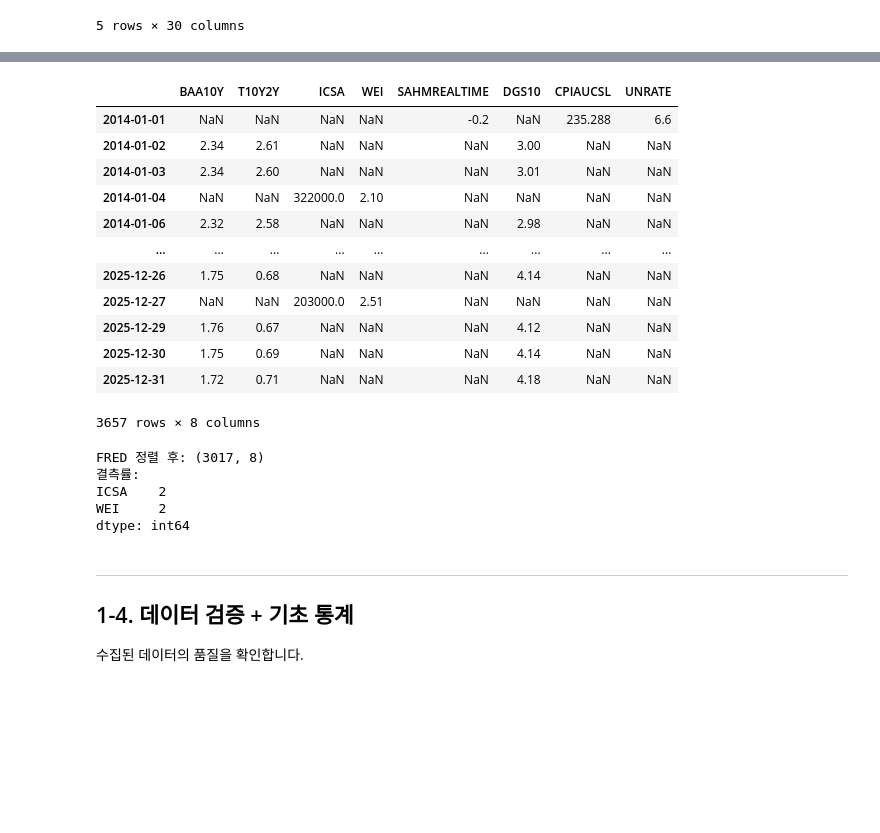
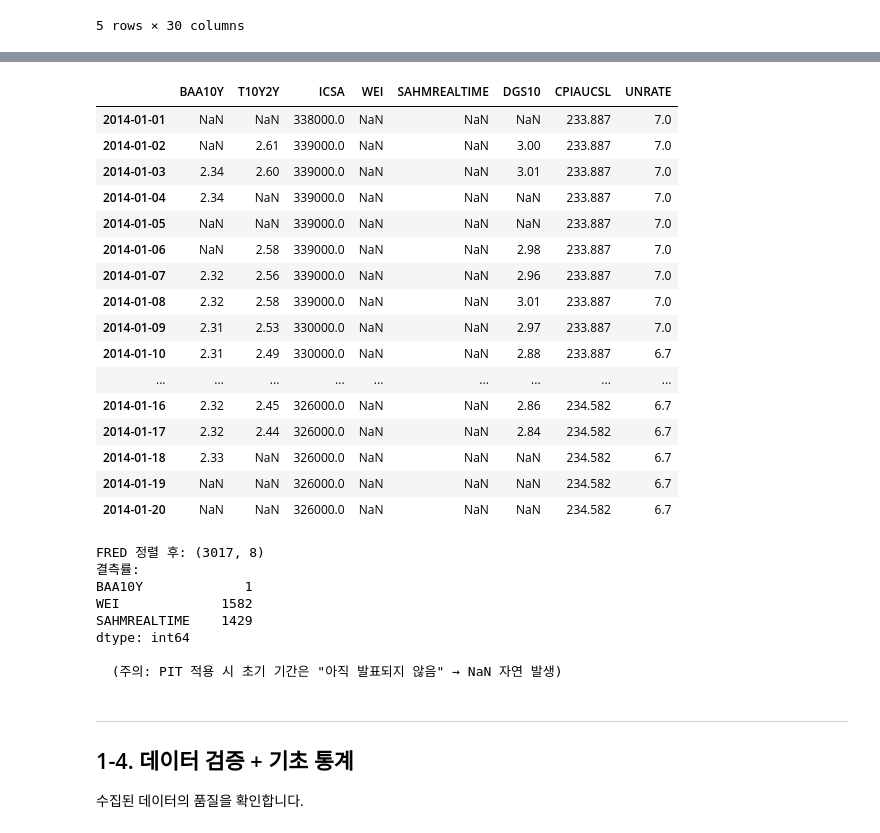
Before and after one commit to sybeom528/finance_project, a Jupyter notebook: 김재천/Guide/Step1_Data_Collection.ipynb, the cells around one changed output, grey strips where cells are left out. Drawn from its saved outputs; the diff is of its cells as text; code cells hidden in the pictures; blank space fills up the shorter version.

```diff
--- a/김재천/Guide/Step1_Data_Collection.ipynb
+++ b/김재천/Guide/Step1_Data_Collection.ipynb
@@ -541,19 +668,23 @@ FRED 원시: (3657, 8)
 # %%
-df_fred_raw
+df_fred_raw.head(20)
 # %% [output]
 |  | BAA10Y | T10Y2Y | ICSA | WEI | SAHMREALTIME | DGS10 | CPIAUCSL | UNRATE |
-| 2014-01-01 | NaN | NaN | NaN | NaN | -0.2 | NaN | 235.288 | 6.6 |
-| 2014-01-02 | 2.34 | 2.61 | NaN | NaN | NaN | 3.00 | NaN | NaN |
-| 2014-01-03 | 2.34 | 2.60 | NaN | NaN | NaN | 3.01 | NaN | NaN |
-| 2014-01-04 | NaN | NaN | 322000.0 | 2.10 | NaN | NaN | NaN | NaN |
-| 2014-01-06 | 2.32 | 2.58 | NaN | NaN | NaN | 2.98 | NaN | NaN |
+| 2014-01-01 | NaN | NaN | 338000.0 | NaN | NaN | NaN | 233.887 | 7.0 |
+| 2014-01-02 | NaN | 2.61 | 339000.0 | NaN | NaN | 3.00 | 233.887 | 7.0 |
+| 2014-01-03 | 2.34 | 2.60 | 339000.0 | NaN | NaN | 3.01 | 233.887 | 7.0 |
+| 2014-01-04 | 2.34 | NaN | 339000.0 | NaN | NaN | NaN | 233.887 | 7.0 |
+| 2014-01-05 | NaN | NaN | 339000.0 | NaN | NaN | NaN | 233.887 | 7.0 |
+| 2014-01-06 | NaN | 2.58 | 339000.0 | NaN | NaN | 2.98 | 233.887 | 7.0 |
+| 2014-01-07 | 2.32 | 2.56 | 339000.0 | NaN | NaN | 2.96 | 233.887 | 7.0 |
+| 2014-01-08 | 2.32 | 2.58 | 339000.0 | NaN | NaN | 3.01 | 233.887 | 7.0 |
+| 2014-01-09 | 2.31 | 2.53 | 330000.0 | NaN | NaN | 2.97 | 233.887 | 7.0 |
+| 2014-01-10 | 2.31 | 2.49 | 330000.0 | NaN | NaN | 2.88 | 233.887 | 6.7 |
 | ... | ... | ... | ... | ... | ... | ... | ... | ... |
-| 2025-12-26 | 1.75 | 0.68 | NaN | NaN | NaN | 4.14 | NaN | NaN |
-| 2025-12-27 | NaN | NaN | 203000.0 | 2.51 | NaN | NaN | NaN | NaN |
-| 2025-12-29 | 1.76 | 0.67 | NaN | NaN | NaN | 4.12 | NaN | NaN |
-| 2025-12-30 | 1.75 | 0.69 | NaN | NaN | NaN | 4.14 | NaN | NaN |
-| 2025-12-31 | 1.72 | 0.71 | NaN | NaN | NaN | 4.18 | NaN | NaN |
+| 2014-01-16 | 2.32 | 2.45 | 326000.0 | NaN | NaN | 2.86 | 234.582 | 6.7 |
+| 2014-01-17 | 2.32 | 2.44 | 326000.0 | NaN | NaN | 2.84 | 234.582 | 6.7 |
+| 2014-01-18 | 2.33 | NaN | 326000.0 | NaN | NaN | NaN | 234.582 | 6.7 |
+| 2014-01-19 | NaN | NaN | 326000.0 | NaN | NaN | NaN | 234.582 | 6.7 |
+| 2014-01-20 | NaN | NaN | 326000.0 | NaN | NaN | NaN | 234.582 | 6.7 |
-3657 rows × 8 columns
 # %%
 # # ============================================================
 # # FRED 수집 (8개 시리즈) — CSV URL 방식 (fredapi 미설치 환경용)
@@ -585,13 +716,19 @@ df_fred_raw
 # FRED → 달력일 ffill → SPY 실거래일 필터
 # ============================================================
 #
-# 왜 2단계로 하는가?
-#   ICSA(실업수당)는 토요일에 발표 → NYSE 영업일에 직접 reindex하면 결측
-#   달력일(매일) 기준으로 ffill하면 토요일 값이 월~금으로 전파
-#   그 후 SPY 실거래일만 필터 (NYSE 공휴일 자동 제외)
+# 이 단계의 역할 (PIT 적용 후에도 유지):
+#   - PIT 처리 후에도 주간/월간 변수는 달력일 중 "발표일"에만 값 존재
+#   - 달력일 기준으로 ffill → 다음 발표 전까지 값 유지
+#   - 그 후 SPY 실거래일만 필터 (NYSE 공휴일 자동 제외)
 #
-# ── 수정: START → WARMUP_START, bfill() 제거, nyse_dates → spy_trading_days ──
-# bfill()은 미래값으로 과거를 채우는 look-ahead bias 발생 → 사용 금지
+# 이전 수정 사항 (유지):
+#   - bfill() 제거 → look-ahead bias 차단
+#   - spy_trading_days 인덱스 사용 → NYSE 공휴일 정확 반영
+#
+# PIT 적용 후 특성:
+#   - DGS10, T10Y2Y, BAA10Y: 이미 일별 데이터 (lag 적용) → reindex 영향 미미
+#   - ICSA, WEI: 목요일 발표 기준 값 → 다음 목요일 전까지 ffill
+#   - CPIAUCSL, UNRATE, SAHMREALTIME: 월 발표일 기준 → 다음 발표 전까지 ffill
 
 daily_range = pd.date_range(start=WARMUP_START, end=END, freq='D')
 df_fred_daily = df_fred_raw.reindex(daily_range).ffill()
@@ -605,12 +742,16 @@ if fred_missing.sum() == 0:
     print('  전 컬럼 결측 0개')
 else:
     print(fred_missing[fred_missing > 0])
+    print('\n  (주의: PIT 적용 시 초기 기간은 "아직 발표되지 않음" → NaN 자연 발생)')
 # %% [output]
 FRED 정렬 후: (3017, 8)
 결측률:
-ICSA    2
-WEI     2
+BAA10Y             1
+WEI             1582
+SAHMREALTIME    1429
 dtype: int64
+
+  (주의: PIT 적용 시 초기 기간은 "아직 발표되지 않음" → NaN 자연 발생)
 # %% [markdown]
 ---
 ## 1-4. 데이터 검증 + 기초 통계
```
Also changed, not shown: parts of 5 cells of this notebook, 1 other file.
